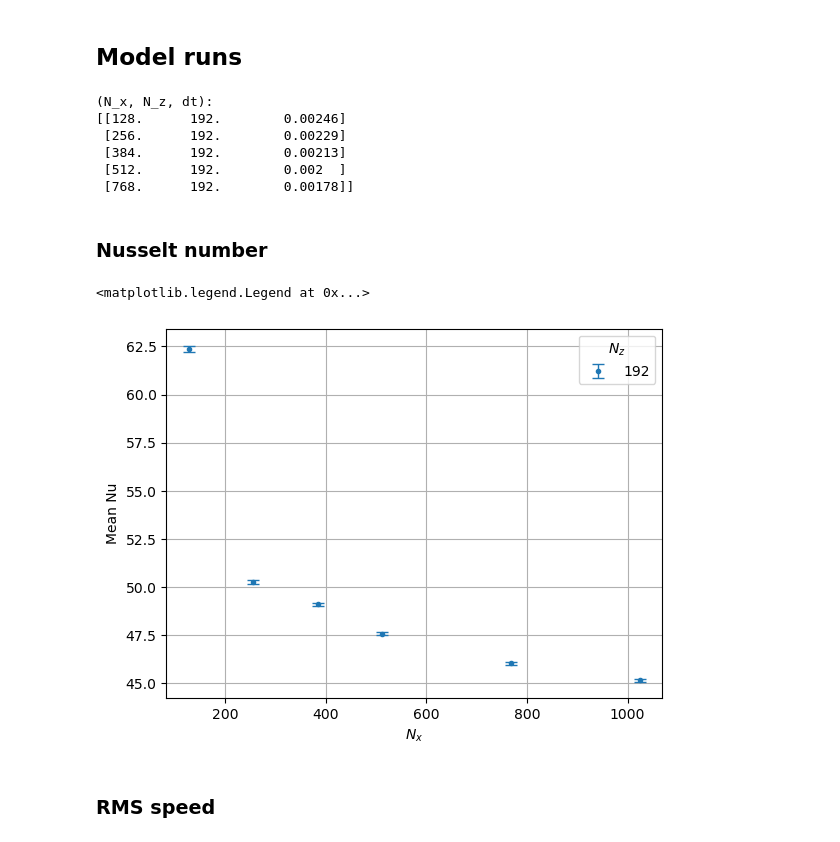
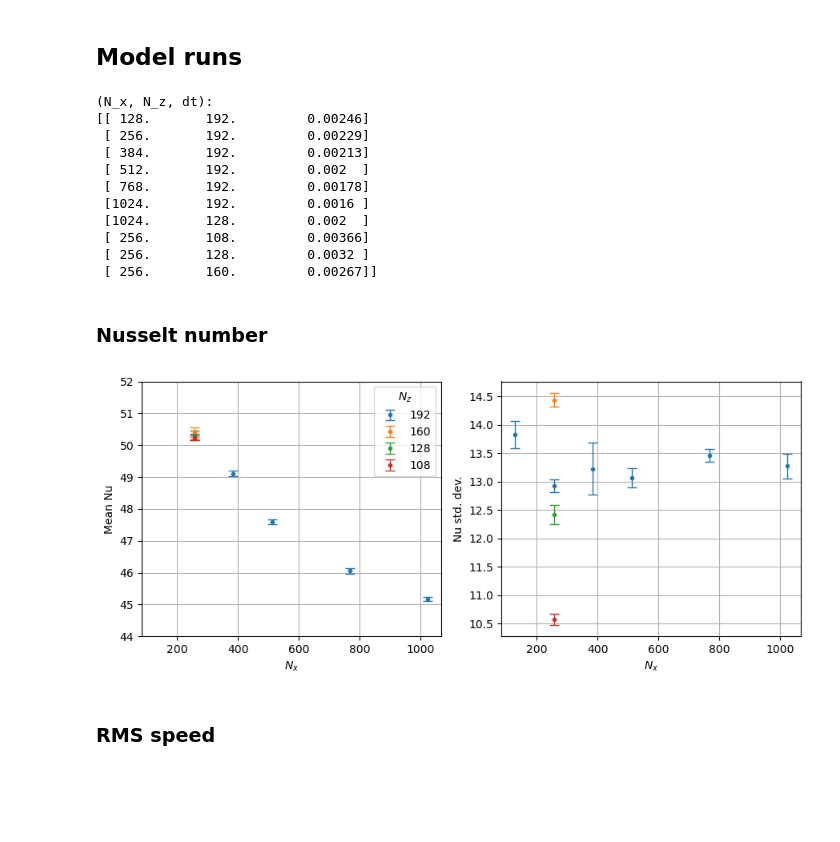
Before and after one commit to tschanzer/honours-project, a Jupyter notebook: notebooks/control.ipynb, the cells around one changed output. Cells and saved outputs as stored; diff of their text form; code cells hidden in the pictures; blank space fills up the shorter version.

```diff
--- a/notebooks/control.ipynb
+++ b/notebooks/control.ipynb
@@ -194,9 +194,8 @@ dt_save = 0.2
 max_writes0 = 200
 aspect = 8
 
-nx = np.array([128, 256, 384, 512, 768])
-nz = np.array([192])
-nx, nz = np.meshgrid(nx, nz)
+nx = np.array([128, 256, 384, 512, 768, 1024, 1024, 256, 256, 256])
+nz = np.array([192, 192, 192, 192, 192, 192, 128, 108, 128, 160])
 dt = (nx0/aspect + nz0)/(nx/aspect + nz)*dt0
 dt = np.round(dt, 5)
 save = np.int32(np.round(dt_save/dt, 0))
@@ -207,11 +206,16 @@ with np.printoptions(suppress=True):
     print(np.array(list(zip(nx.flat, nz.flat, dt.flat))))
 # %% [output]
 (N_x, N_z, dt):
-[[128.      192.        0.00246]
- [256.      192.        0.00229]
- [384.      192.        0.00213]
- [512.      192.        0.002  ]
- [768.      192.        0.00178]]
+[[ 128.       192.         0.00246]
+ [ 256.       192.         0.00229]
+ [ 384.       192.         0.00213]
+ [ 512.       192.         0.002  ]
+ [ 768.       192.         0.00178]
+ [1024.       192.         0.0016 ]
+ [1024.       128.         0.002  ]
+ [ 256.       108.         0.00366]
+ [ 256.       128.         0.0032 ]
+ [ 256.       160.         0.00267]]
 # %%
 rayleigh = 1e9
 prandtl = 1
@@ -234,30 +237,45 @@ for nx, nz in data.keys():
     nusselt[(nx, nz)] = nu.compute()
 # %%
 mean_nusselt = xr.DataArray(
-    coords={'nx': nx_list, 'nz': nz_list},
+    coords={'nx': np.unique(nx_list), 'nz': np.unique(nz_list)},
     dims=['nx', 'nz'],
 )
 delta_nusselt = mean_nusselt.copy()
+std_nusselt = mean_nusselt.copy()
+delta_std_nusselt = mean_nusselt.copy()
 for nx, nz in data.keys():
     mean_nusselt.loc[{'nx': nx, 'nz': nz}] = nusselt[nx, nz].mean('t')
     running_mean = stats.reverse_running_mean(nusselt[nx, nz], 't')
     delta = running_mean[running_mean.t.max() - running_mean.t <= 100].std()
     delta_nusselt.loc[{'nx': nx, 'nz': nz}] = delta
+
+    std_nusselt.loc[{'nx': nx, 'nz': nz}] = nusselt[nx, nz].std('t')
+    running_var = stats.reverse_running_mean(
+        (nusselt[nx, nz] - mean_nusselt.sel(nx=nx, nz=nz))**2, 't')
+    running_std = np.sqrt(running_var)
+    delta_std = running_std[running_std.t.max() - running_std.t <= 100].std()
+    delta_std_nusselt.loc[{'nx': nx, 'nz': nz}] = delta_std
 # %%
-fig, ax = plt.subplots()
-ax.errorbar(
-    mean_nusselt.nx, mean_nusselt.sel(nz=192).data,
-    yerr=delta_nusselt.sel(nz=192).data, capsize=4, elinewidth=1,
-    marker='.', linestyle='', label='192')
-ax.grid()
-ax.set(
-    xlabel='$N_x$',
-    ylabel='Mean Nu',
+fig, axes = plt.subplots(1, 2, figsize=(9, 4))
+for nz in [192, 160, 128, 108]:
+    axes[0].errorbar(
+        mean_nusselt.nx, mean_nusselt.sel(nz=nz).data,
+        yerr=delta_nusselt.sel(nz=nz).data, capsize=4, elinewidth=1,
+        marker='.', linestyle='', label=str(nz))
+    axes[1].errorbar(
+        std_nusselt.nx, std_nusselt.sel(nz=nz).data,
+        yerr=delta_std_nusselt.sel(nz=nz).data, capsize=4, elinewidth=1,
+        marker='.', linestyle='')
+axes[0].grid()
+axes[1].grid()
+axes[0].set(
+    xlabel='$N_x$', ylabel='Mean Nu', ylim=(44, 52)
 )
-ax.legend(title='$N_z$')
+axes[1].set(xlabel='$N_x$', ylabel='Nu std. dev.')
+axes[0].legend(title='$N_z$')
+fig.tight_layout()
 # %% [output]
-<matplotlib.legend.Legend at 0x...>
-[figure, old version]
+[figure, new version]
 # %% [markdown]
 ### RMS speed
 # %%
```
Also changed, not shown: parts of 13 cells of this notebook.
